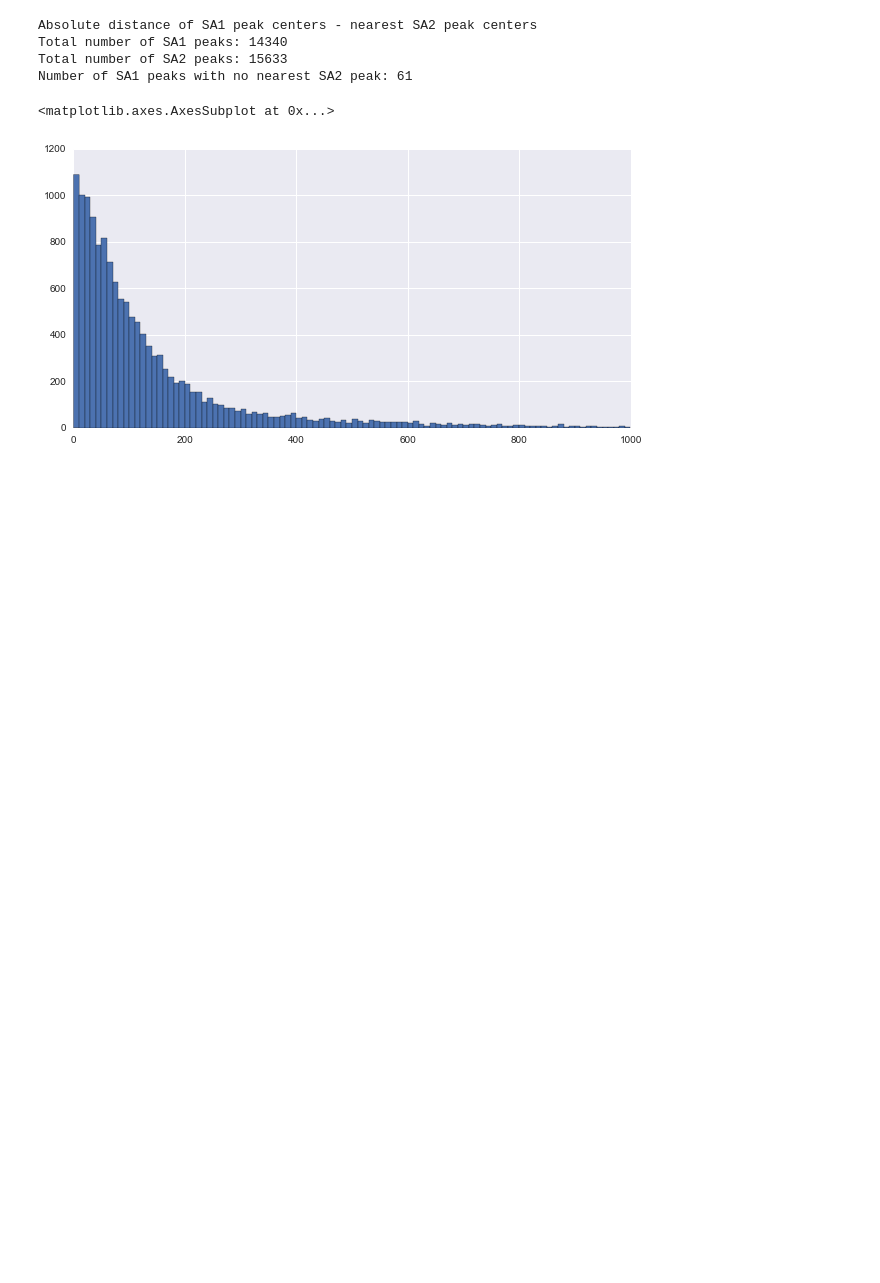
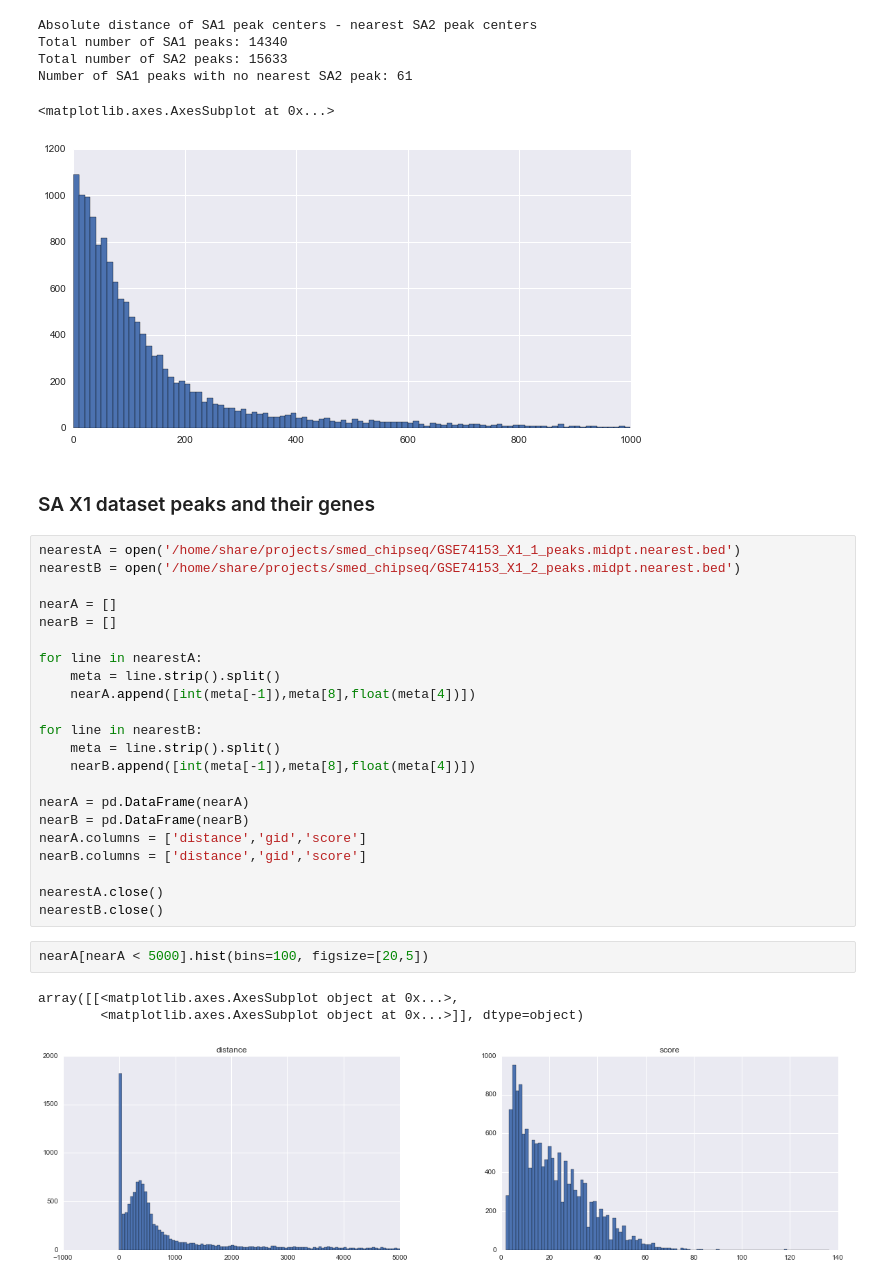
Before and after one commit to damiankao/misc-analysis, a Jupyter notebook: yuli_19012016.ipynb, the cells around one changed output. Cells and saved outputs as stored; diff of their text form; blank space fills up the shorter version.

```diff
--- a/yuli_19012016.ipynb
+++ b/yuli_19012016.ipynb
@@ -239,3 +239,33 @@ Total number of SA2 peaks: 15633
 Number of SA1 peaks with no nearest SA2 peak: 61
 <matplotlib.axes.AxesSubplot at 0x...>
 [figure]
+# %% [markdown]
+### SA X1 dataset peaks and their genes
+# %%
+nearestA = open('/home/share/projects/smed_chipseq/GSE74153_X1_1_peaks.midpt.nearest.bed')
+nearestB = open('/home/share/projects/smed_chipseq/GSE74153_X1_2_peaks.midpt.nearest.bed')
+
+nearA = []
+nearB = []
+
+for line in nearestA:
+    meta = line.strip().split()
+    nearA.append([int(meta[-1]),meta[8],float(meta[4])])
+
+for line in nearestB:
+    meta = line.strip().split()
+    nearB.append([int(meta[-1]),meta[8],float(meta[4])])
+
+nearA = pd.DataFrame(nearA)
+nearB = pd.DataFrame(nearB)
+nearA.columns = ['distance','gid','score']
+nearB.columns = ['distance','gid','score']
+
+nearestA.close()
+nearestB.close()
+# %%
+nearA[nearA < 5000].hist(bins=100, figsize=[20,5])
+# %% [output]
+array([[<matplotlib.axes.AxesSubplot object at 0x...>,
+        <matplotlib.axes.AxesSubplot object at 0x...>]], dtype=object)
+[figure, added]
```
Also changed, not shown: parts of 41 cells of this notebook.
